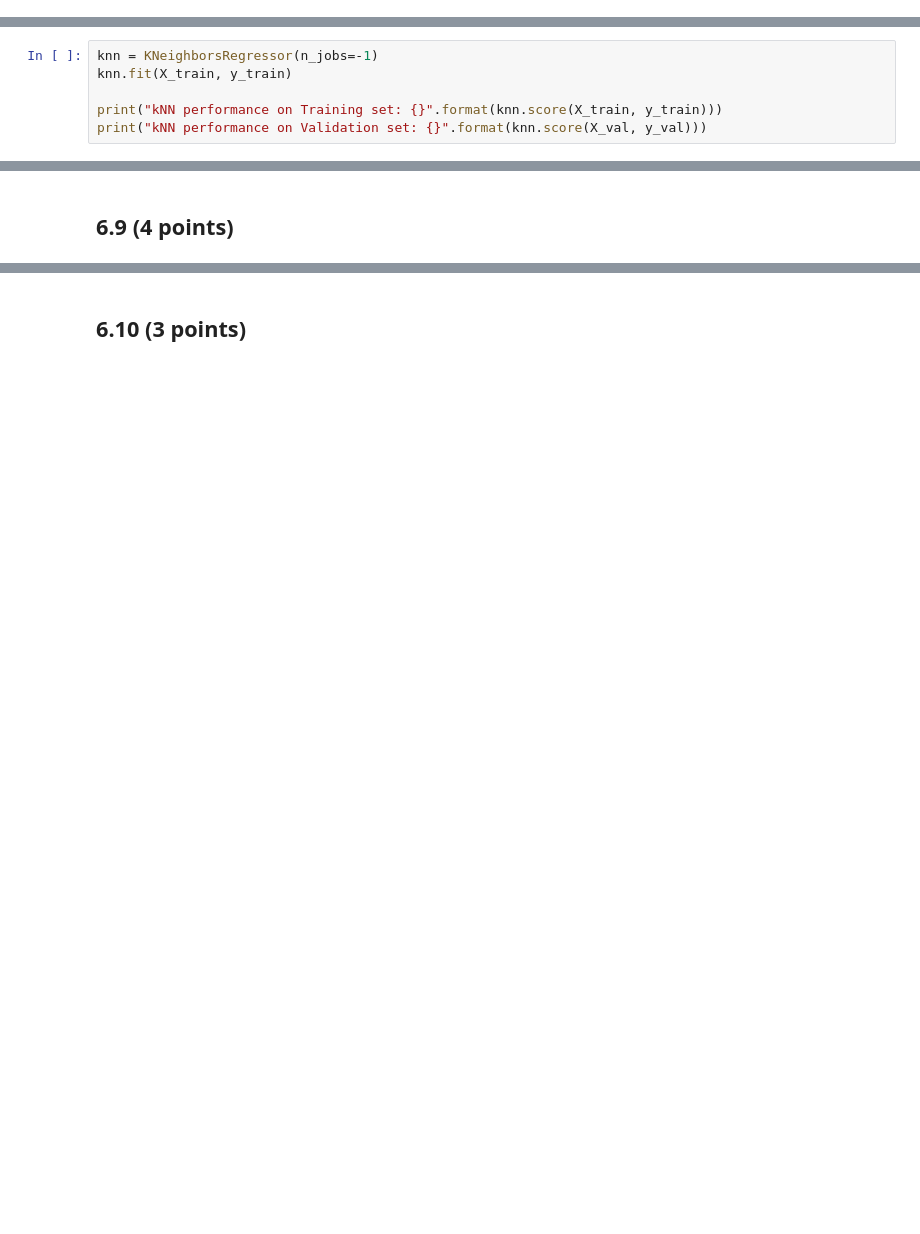
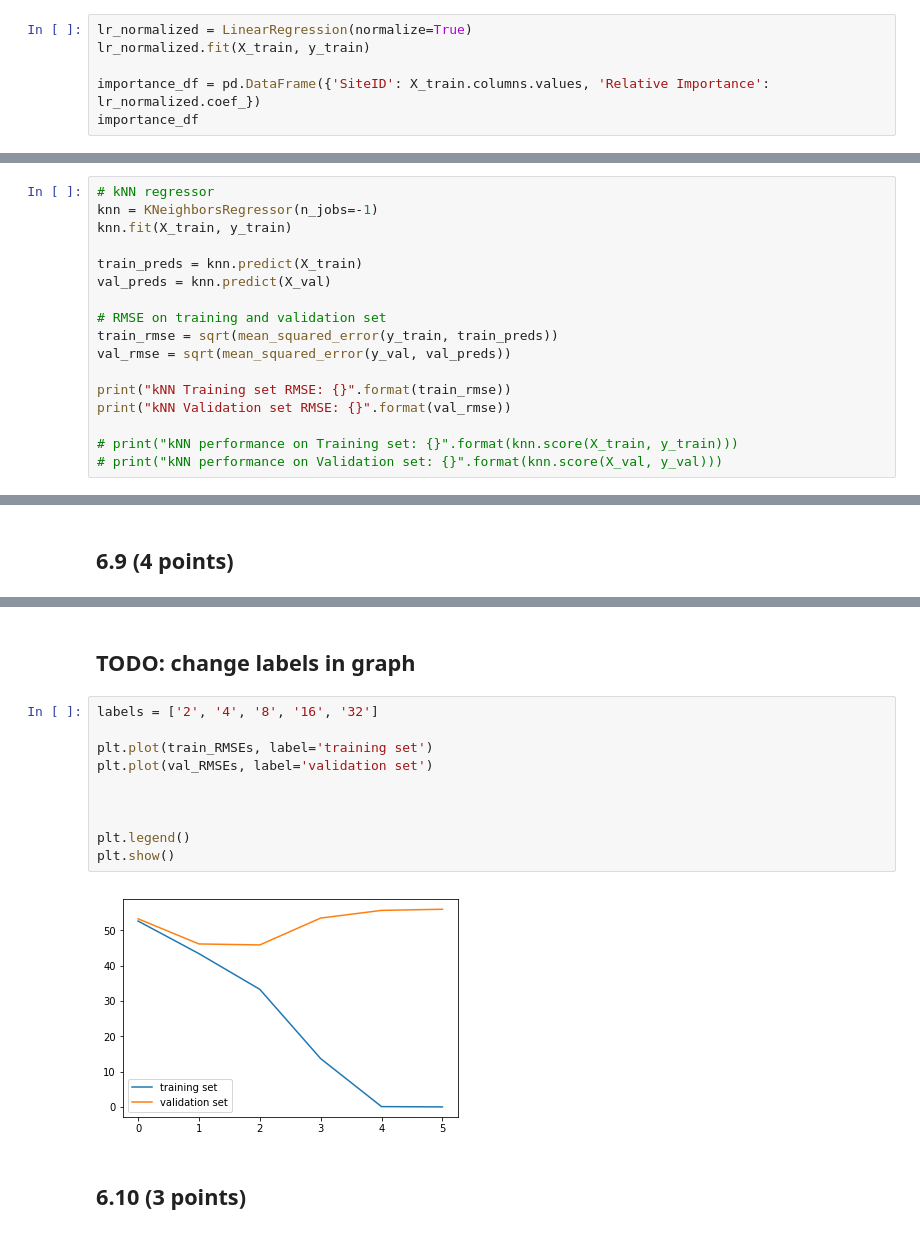
Before and after one commit to celinadong/IAML-CW2, a Jupyter notebook: Data/PartB/Part B - Bristol Air Quality.ipynb, the cells around one changed output, grey strips where cells are left out. Saved outputs shown, nothing was run; the diff lists cells and outputs as text; blank space fills up the shorter version.

```diff
--- a/Data/PartB/Part B - Bristol Air Quality.ipynb
+++ b/Data/PartB/Part B - Bristol Air Quality.ipynb
@@ -598,0 +615,6 @@ lr_normalized.feature_importances_
+# %%
+lr_normalized = LinearRegression(normalize=True)
+lr_normalized.fit(X_train, y_train)
+
+importance_df = pd.DataFrame({'SiteID': X_train.columns.values, 'Relative Importance': lr_normalized.coef_})
+importance_df
@@ -603,6 +638,17 @@ lr_normalized.feature_importances_
 # %%
+# kNN regressor
 knn = KNeighborsRegressor(n_jobs=-1)
 knn.fit(X_train, y_train)
 
-print("kNN performance on Training set: {}".format(knn.score(X_train, y_train)))
-print("kNN performance on Validation set: {}".format(knn.score(X_val, y_val)))
+train_preds = knn.predict(X_train)
+val_preds = knn.predict(X_val)
+
+# RMSE on training and validation set
+train_rmse = sqrt(mean_squared_error(y_train, train_preds))
+val_rmse = sqrt(mean_squared_error(y_val, val_preds))
+
+print("kNN Training set RMSE: {}".format(train_rmse))
+print("kNN Validation set RMSE: {}".format(val_rmse))
+
+# print("kNN performance on Training set: {}".format(knn.score(X_train, y_train)))
+# print("kNN performance on Validation set: {}".format(knn.score(X_val, y_val)))
@@ -682,2 +757,16 @@ for d in depths:
+# %% [markdown]
+## TODO: change labels in graph
+# %%
+labels = ['2', '4', '8', '16', '32']
+
+plt.plot(train_RMSEs, label='training set')
+plt.plot(val_RMSEs, label='validation set')
+
+
+
+plt.legend()
+plt.show()
+# %% [output]
+[figure, added]
 # %% [markdown]
 ## 6.10 (3 points)
```
Also changed, not shown: parts of 42 cells of this notebook.
